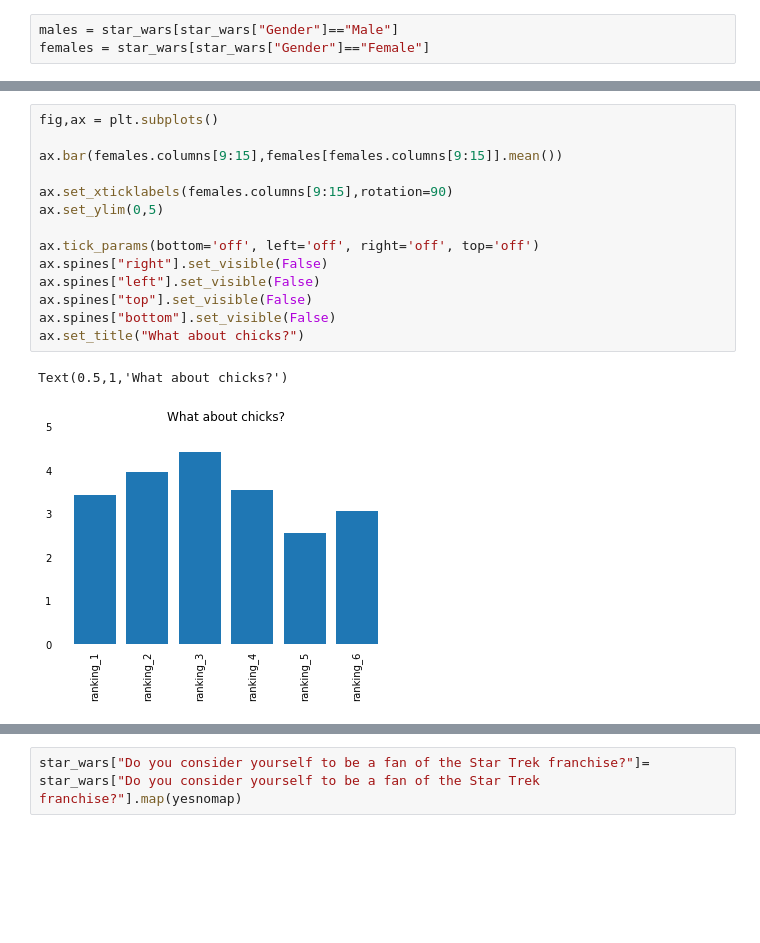
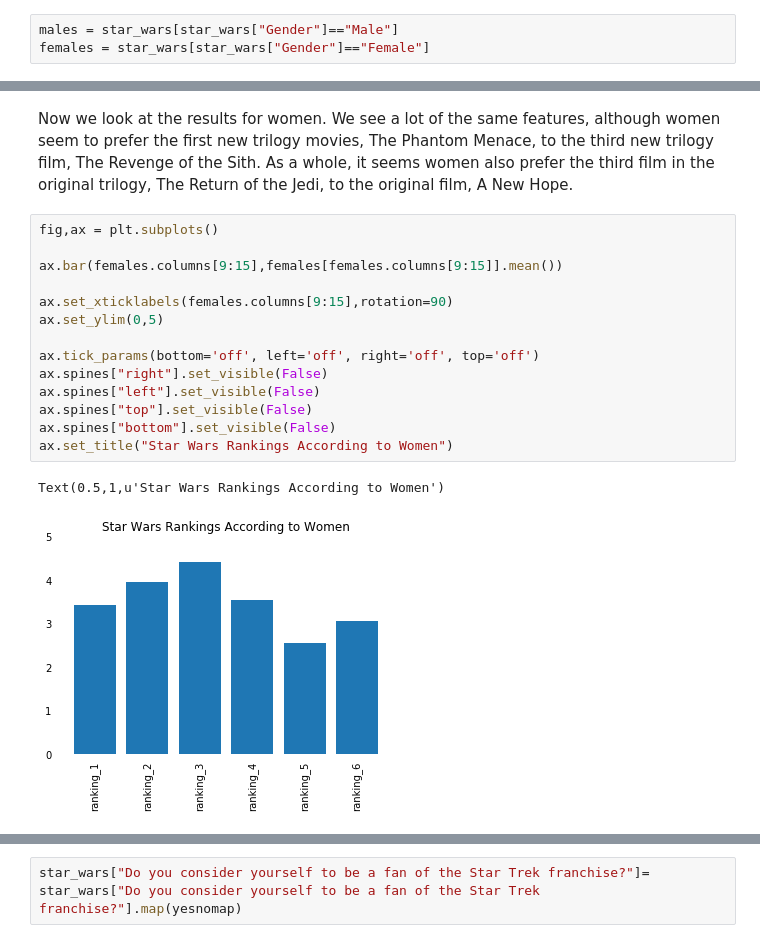
Before and after one commit to NolanNich/Star-Wars-Survey, a Jupyter notebook: Star Wars Survey.ipynb, the cells around one changed output, grey strips where cells are left out. Saved outputs shown, nothing was run; the diff lists cells and outputs as text; blank space fills up the shorter version.

```diff
--- a/Star Wars Survey.ipynb
+++ b/Star Wars Survey.ipynb
@@ -222,17 +176,19 @@ Text(0.5,1,'What do Dudes think?')
+# %% [markdown]
+Now we look at the results for women. We see a lot of the same features, although women seem to prefer the first new trilogy movies, The Phantom Menace, to the third new trilogy film, The Revenge of the Sith. As a whole, it seems women also prefer the third film in the original trilogy, The Return of the Jedi, to the original film, A New Hope.
 # %%
 fig,ax = plt.subplots()
 
 ax.bar(females.columns[9:15],females[females.columns[9:15]].mean())
 
 ax.set_xticklabels(females.columns[9:15],rotation=90)
 ax.set_ylim(0,5)
 
 ax.tick_params(bottom='off', left='off', right='off', top='off')
 ax.spines["right"].set_visible(False)
 ax.spines["left"].set_visible(False)
 ax.spines["top"].set_visible(False)
 ax.spines["bottom"].set_visible(False)
-ax.set_title("What about chicks?")
+ax.set_title("Star Wars Rankings According to Women")
 # %% [output]
-Text(0.5,1,'What about chicks?')
+Text(0.5,1,u'Star Wars Rankings According to Women')
-[figure, old version]
+[figure, new version]
```
Also changed, not shown: parts of 25 cells of this notebook.
